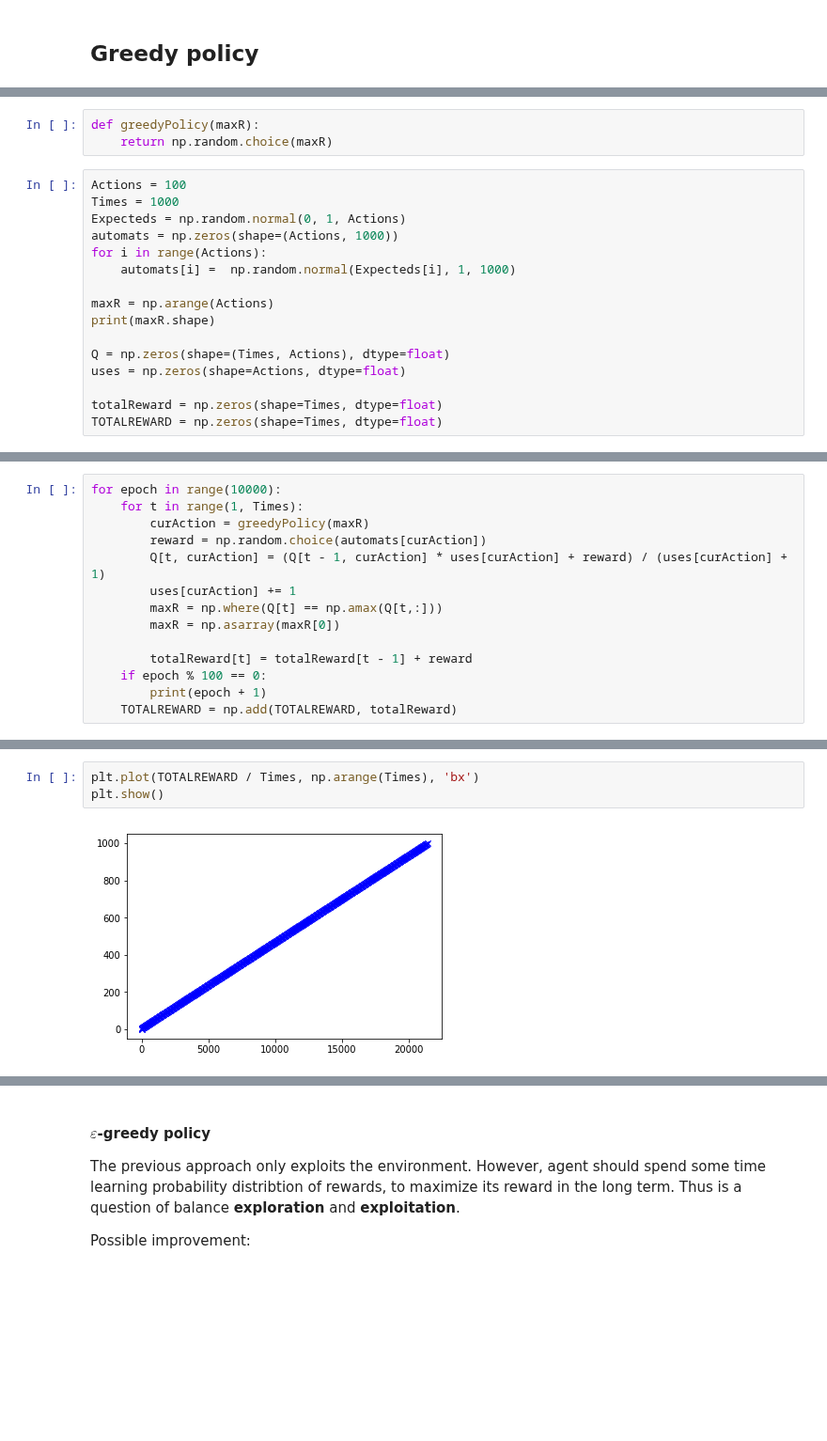
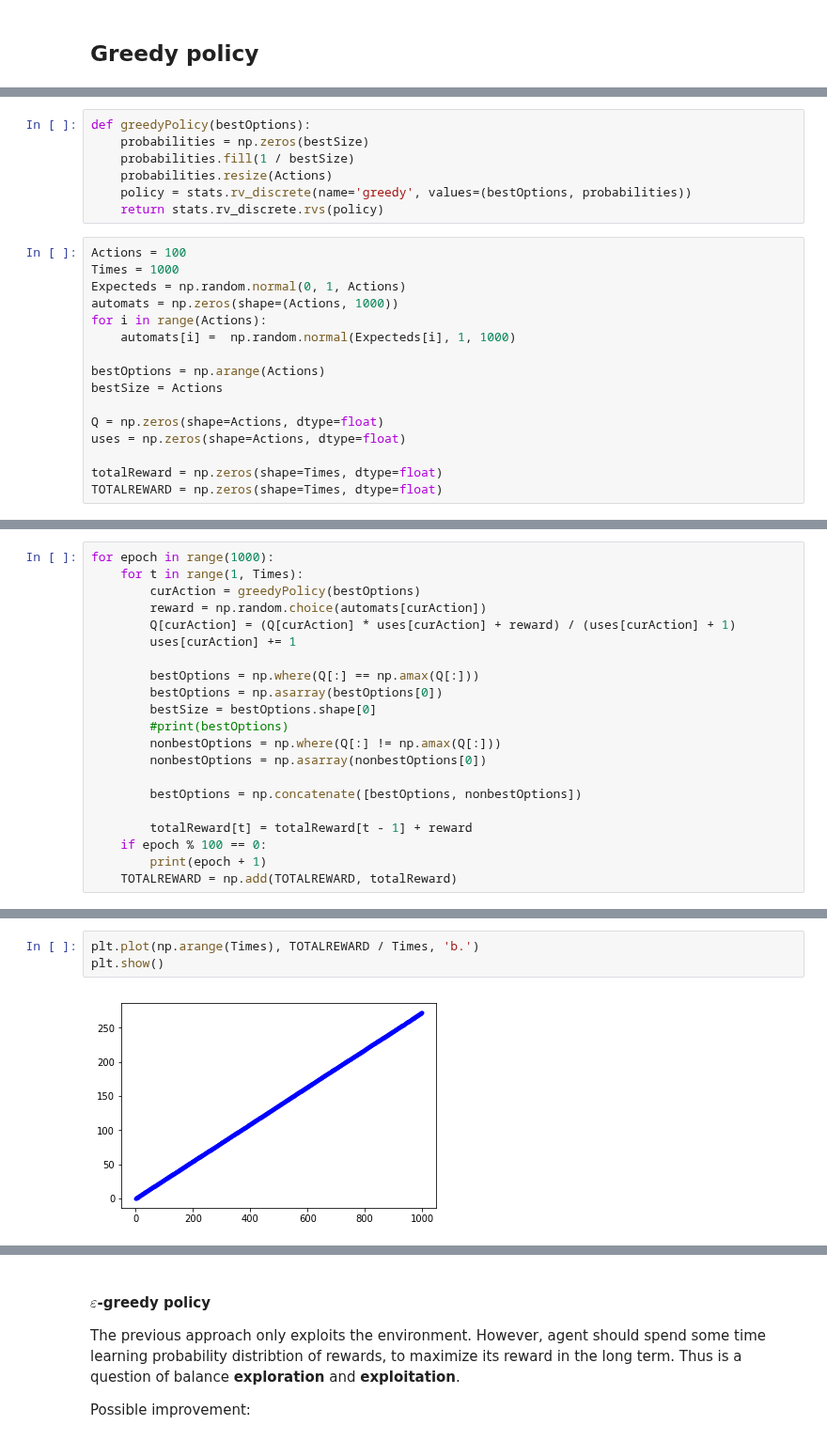
Before and after one commit to peinrules/Darin, a Jupyter notebook: labs/lab-4.ipynb, the cells around one changed output, grey strips where cells are left out. Shown at 94% size. Drawn from its saved outputs; the diff is of its cells as text; blank space fills up the shorter version.

Commit message:
eps-greedy

```diff
--- a/labs/lab-4.ipynb
+++ b/labs/lab-4.ipynb
@@ -59,6 +60,10 @@ import matplotlib.pyplot as plt
-# %%
-def greedyPolicy(maxR):
-    return np.random.choice(maxR)
+# %%
+def greedyPolicy(bestOptions):
+    probabilities = np.zeros(bestSize)
+    probabilities.fill(1 / bestSize)
+    probabilities.resize(Actions)
+    policy = stats.rv_discrete(name='greedy', values=(bestOptions, probabilities))
+    return stats.rv_discrete.rvs(policy)
 # %%
 Actions = 100
 Times = 1000
@@ -67,10 +72,10 @@ automats = np.zeros(shape=(Actions, 1000))
 for i in range(Actions):
     automats[i] =  np.random.normal(Expecteds[i], 1, 1000)
 
-maxR = np.arange(Actions)
-print(maxR.shape)
+bestOptions = np.arange(Actions)
+bestSize = Actions
 
-Q = np.zeros(shape=(Times, Actions), dtype=float)
+Q = np.zeros(shape=Actions, dtype=float)
 uses = np.zeros(shape=Actions, dtype=float)
 
 totalReward = np.zeros(shape=Times, dtype=float)
@@ -80,12 +83,19 @@ TOTALREWARD = np.zeros(shape=Times, dtype=float)
 # %%
-for epoch in range(10000):
+for epoch in range(1000):
     for t in range(1, Times):
-        curAction = greedyPolicy(maxR)
+        curAction = greedyPolicy(bestOptions)
         reward = np.random.choice(automats[curAction])
-        Q[t, curAction] = (Q[t - 1, curAction] * uses[curAction] + reward) / (uses[curAction] + 1)
+        Q[curAction] = (Q[curAction] * uses[curAction] + reward) / (uses[curAction] + 1)
         uses[curAction] += 1
-        maxR = np.where(Q[t] == np.amax(Q[t,:]))
-        maxR = np.asarray(maxR[0])
+
+        bestOptions = np.where(Q[:] == np.amax(Q[:]))
+        bestOptions = np.asarray(bestOptions[0])
+        bestSize = bestOptions.shape[0]
+        #print(bestOptions)
+        nonbestOptions = np.where(Q[:] != np.amax(Q[:]))
+        nonbestOptions = np.asarray(nonbestOptions[0])
+
+        bestOptions = np.concatenate([bestOptions, nonbestOptions])
 
         totalReward[t] = totalReward[t - 1] + reward
     if epoch % 100 == 0:
@@ -112,5 +112,5 @@ for epoch in range(10000):
 # %%
-plt.plot(TOTALREWARD / Times, np.arange(Times), 'bx')
+plt.plot(np.arange(Times), TOTALREWARD / Times, 'b.')
 plt.show()
 # %% [output]
-[figure, old version]
+[figure, new version]
```
Also changed, not shown: parts of 9 cells of this notebook.
